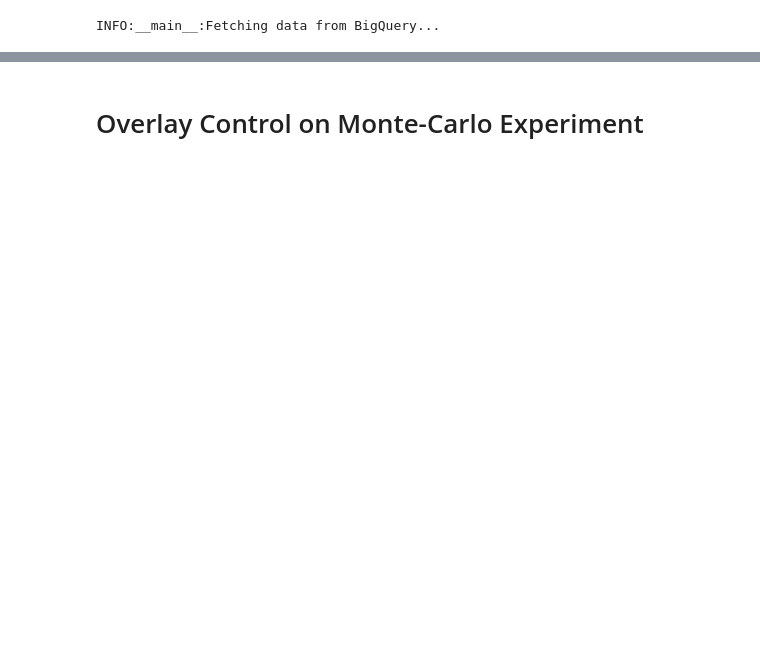
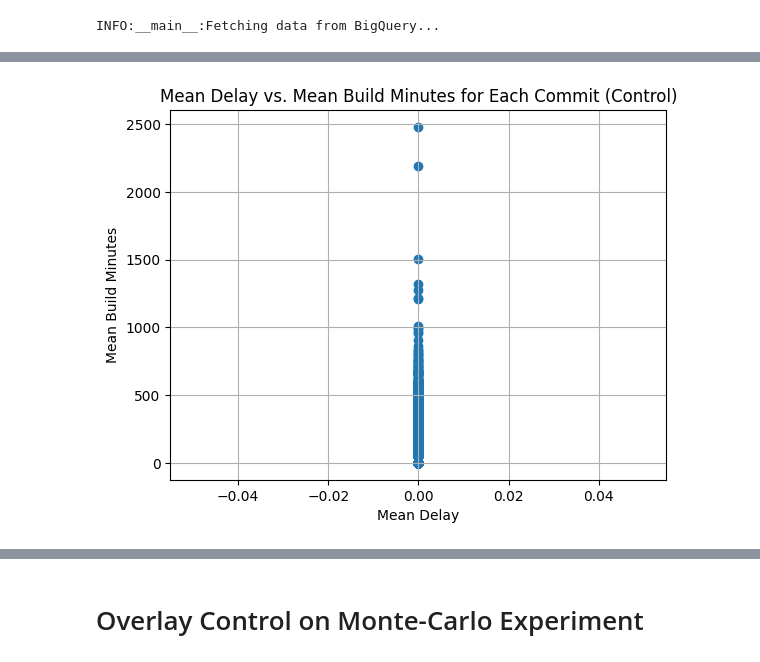
Before and after one commit to cs489-group-9/beam-analysis, a Jupyter notebook: merge-queues/analysis/expr_2_per_commit.ipynb, the cells around one changed output, grey strips where cells are left out. Cells and saved outputs as stored; diff of their text form; code cells hidden in the pictures; blank space fills up the shorter version.

```diff
--- a/merge-queues/analysis/expr_2_per_commit.ipynb
+++ b/merge-queues/analysis/expr_2_per_commit.ipynb
@@ -147,15 +203,17 @@ aggregated_observations_df
 # %%
 # Drop outlier
-control_df = control_df[
-    control_df["build_minutes"] < 3000
-]
+# control_df = control_df[
+#     control_df["build_minutes"] < 3000
+# ]
 
 plt.scatter(control_df["delay"], control_df["build_minutes"],  label="Control")
 plt.title("Mean Delay vs. Mean Build Minutes for Each Commit (Control)")
 plt.xlabel("Mean Delay")
 plt.ylabel("Mean Build Minutes")
 plt.grid(True)
 plt.show()
+# %% [output]
+[figure, added]
 # %%
 # Find outlier
 aggregated_observations_df[aggregated_observations_df["build_minutes_mean"] > 8000]
```
Also changed, not shown: parts of 15 cells of this notebook, 1 other file.
